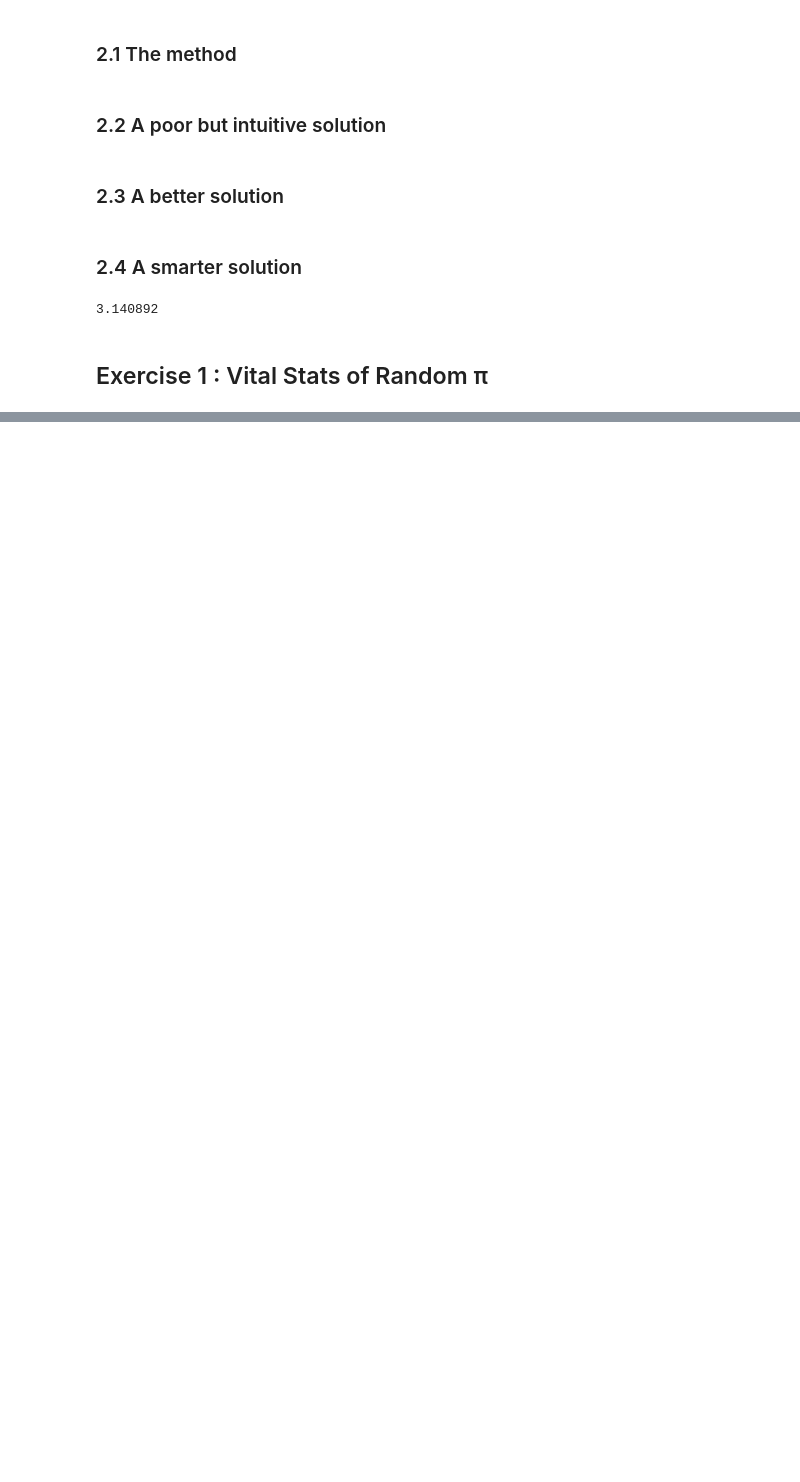
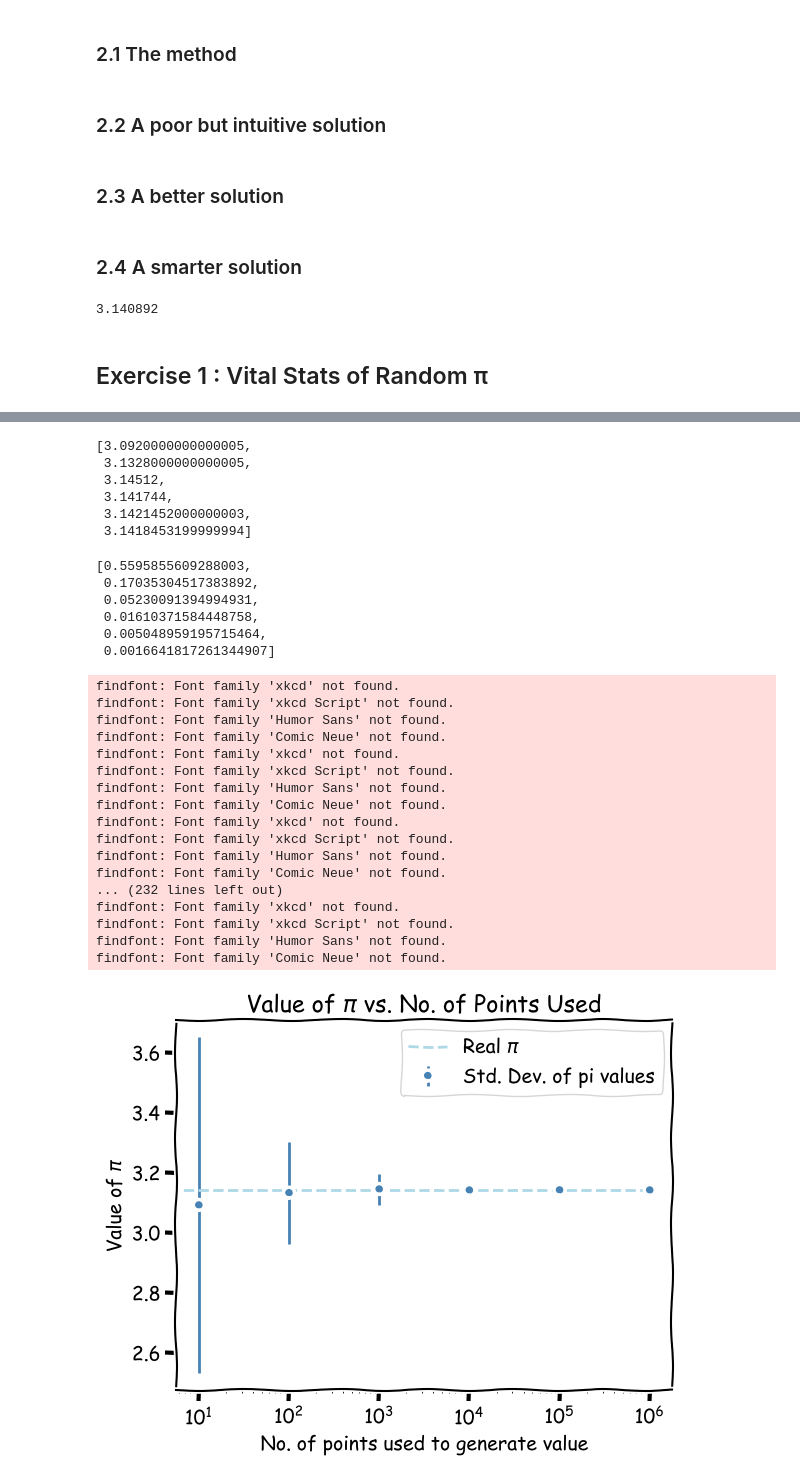
Before and after one commit to SPS-SP2273/learning-portfolio-tomatopato, a Jupyter notebook: random numbers/random_numbers_(good).ipynb, the cells around one changed output, grey strips where cells are left out. Saved outputs shown, nothing was run; the diff lists cells and outputs as text; code cells hidden in the pictures; blank space fills up the shorter version.

```diff
--- a/random numbers/random_numbers_(good).ipynb
+++ b/random numbers/random_numbers_(good).ipynb
@@ -88,0 +82,6 @@ print(result.mean(), result.std())
+# %%
+result = [estimate_pi(n=10000) for _ in range(100)]
+
+result = np.array(result)
+result_mean = result.mean()
+result_std = result.std()
@@ -88,0 +98,33 @@ print(result.mean(), result.std())
+# %%
+list_of_n = [10**n for n in range(1,7)]
+all_means = []
+all_std = []
+
+for value_of_n in list_of_n:
+    result = [estimate_pi(value_of_n) for _ in range(100)]
+    result = np.array(result)
+    result_mean = result.mean()
+    result_std = result.std()
+    all_means.append(result_mean)
+    all_std.append(result_std)
+# %%
+all_means
+# %% [output]
+[3.0920000000000005,
+ 3.1328000000000005,
+ 3.14512,
+ 3.141744,
+ 3.1421452000000003,
+ 3.1418453199999994]
+# %%
+all_std
+# %% [output]
+[0.5595855609288003,
+ 0.17035304517383892,
+ 0.05230091394994931,
+ 0.01610371584448758,
+ 0.005048959195715464,
+ 0.0016641817261344907]
+# %%
+list_of_n = [10**n for n in range(1,7)]
+result = [estimate_pi(n=10) for _ in range(100)]
@@ -88,0 +133,37 @@ print(result.mean(), result.std())
+# %%
+plt.xkcd()
+x = list_of_n
+y = all_means
+y_err = all_std
+
+plt.xscale('log')
+plt.errorbar(x, y, yerr=y_err,
+             color='white', linestyle='None',
+             marker='o', markerfacecolor='steelblue',
+             ecolor='steelblue', label='Std. Dev. of pi values')
+plt.hlines(np.pi, 0, 10**6 , linestyle='--', colors='lightblue', label='Real $π$')
+plt.xlabel('No. of points used to generate value')
+plt.ylabel('Value of $π$')
+plt.title('Value of $π$ vs. No. of Points Used')
+plt.legend(loc='upper right')
+#save_file_figure(plt, argv)
+plt.show(block=False)
+# %% [output]
+findfont: Font family 'xkcd' not found.
+findfont: Font family 'xkcd Script' not found.
+findfont: Font family 'Humor Sans' not found.
+findfont: Font family 'Comic Neue' not found.
+findfont: Font family 'xkcd' not found.
+findfont: Font family 'xkcd Script' not found.
+findfont: Font family 'Humor Sans' not found.
+findfont: Font family 'Comic Neue' not found.
+findfont: Font family 'xkcd' not found.
+findfont: Font family 'xkcd Script' not found.
+findfont: Font family 'Humor Sans' not found.
+findfont: Font family 'Comic Neue' not found.
+... (232 lines left out)
+findfont: Font family 'xkcd' not found.
+findfont: Font family 'xkcd Script' not found.
+findfont: Font family 'Humor Sans' not found.
+findfont: Font family 'Comic Neue' not found.
+[figure, added]
```
Also changed, not shown: parts of 10 cells of this notebook, 1 other file.
